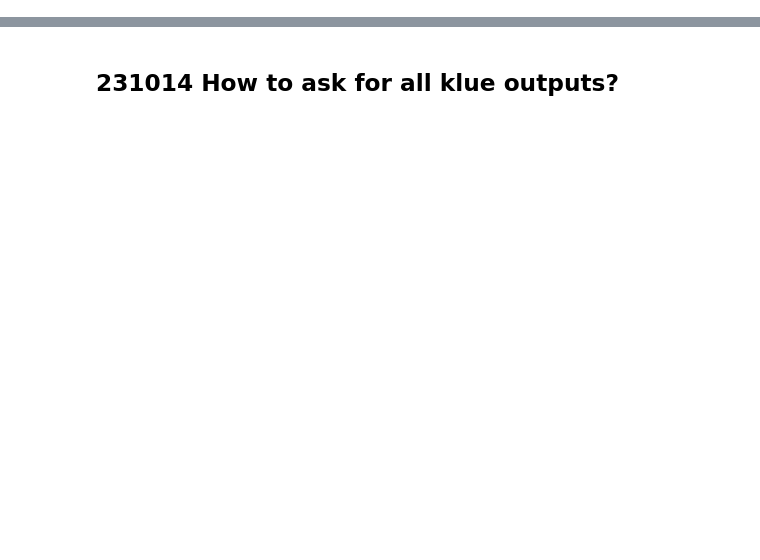
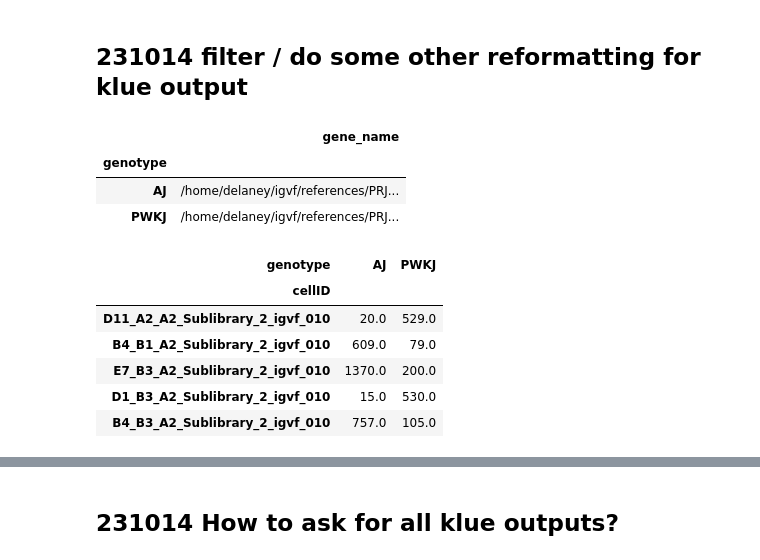
Before and after one commit to mortazavilab/parse_pipeline, a Jupyter notebook: snakemake/snakemake_dev.ipynb, the cells around one changed output, grey strips where cells are left out. Drawn from its saved outputs; the diff is of its cells as text; code cells hidden in the pictures; blank space fills up the shorter version.

```diff
--- a/snakemake/snakemake_dev.ipynb
+++ b/snakemake/snakemake_dev.ipynb
@@ -10,3 +10,5 @@ from bc_utils import *
 config_file = '../configs/config.yml'
 with open(config_file) as f:
     config = yaml.safe_load(f)
+# %% [markdown]
+## 231014 filter / do some other reformatting for klue output
@@ -12,0 +29,19 @@ with open(config_file) as f:
+# %%
+adata.var
+# %% [output]
+|  | gene_name |
+| genotype |  |
+| AJ | /home/delaney/igvf/references/PRJ... |
+| PWKJ | /home/delaney/igvf/references/PRJ... |
+# %%
+df = adata.to_df()
+# %%
+df.head()
+# %% [output]
+| genotype | AJ | PWKJ |
+| cellID |  |  |
+| D11_A2_A2_Sublibrary_2_igvf_010 | 20.0 | 529.0 |
+| B4_B1_A2_Sublibrary_2_igvf_010 | 609.0 | 79.0 |
+| E7_B3_A2_Sublibrary_2_igvf_010 | 1370.0 | 200.0 |
+| D1_B3_A2_Sublibrary_2_igvf_010 | 15.0 | 530.0 |
+| B4_B3_A2_Sublibrary_2_igvf_010 | 757.0 | 105.0 |
```
Also changed, not shown: parts of 7 cells of this notebook, 2 other files.
